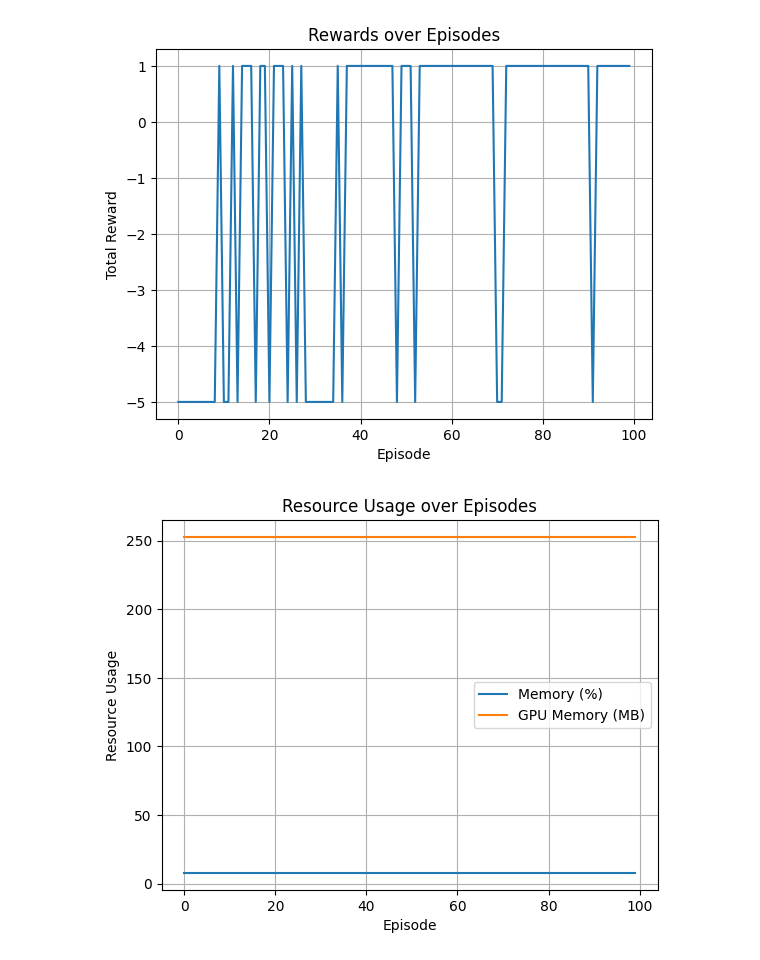
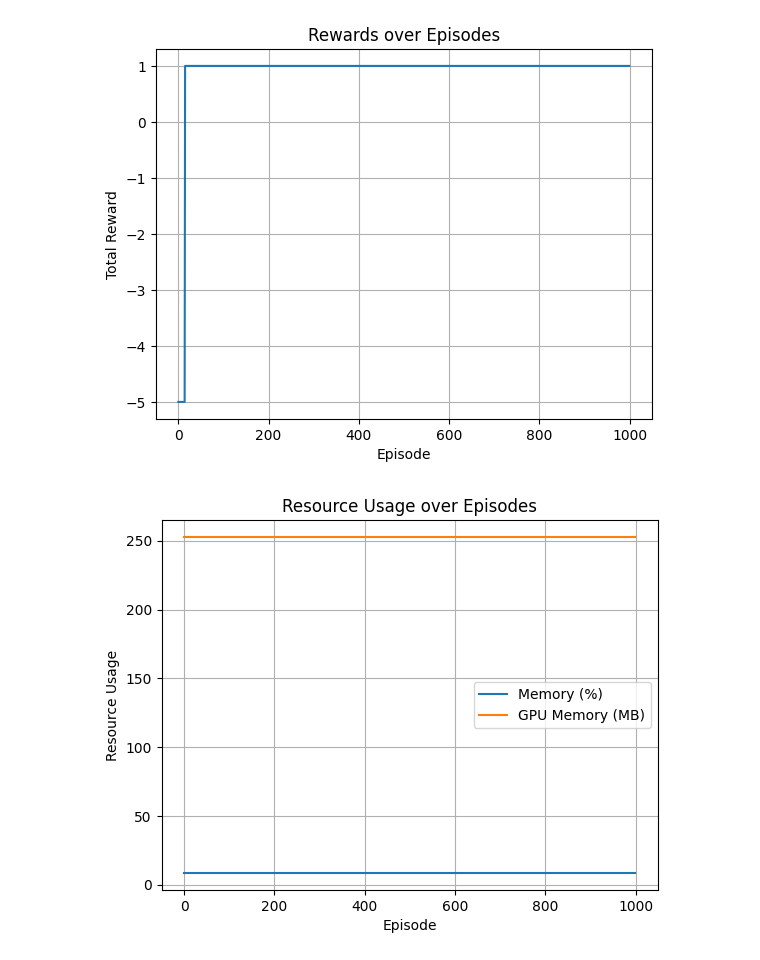
Before and after one commit to ardiantobow/myphd, a Jupyter notebook: rl/qcbrl/qcbrl_sarsa.ipynb, the cells around one changed output. Saved outputs shown, nothing was run; the diff lists cells and outputs as text; code cells hidden in the pictures.

Commit message:
QCBRL Success

```diff
--- a/rl/qcbrl/qcbrl_sarsa.ipynb
+++ b/rl/qcbrl/qcbrl_sarsa.ipynb
@@ -83,7 +83,7 @@ class Case:
 
 
     @staticmethod
-    def retrieve(state, case_base, threshold=0.5):
+    def retrieve(state, case_base, threshold=0.2):
         similarities = {}
         for case in case_base:
             similarities[case] = Case.sim_q(state, case.problem)  # Compare state with the problem part of the case
@@ -98,30 +98,31 @@ class Case:
         return most_similar_case
 
     @staticmethod
-    def reuse(c, case_base, temporary_case_base):
+    def reuse(c, temporary_case_base):
+        temporary_case_base.append(c)
         # Store the new case from the problem solver
-        if c not in temporary_case_base:
-            temporary_case_base.append(c)
+        # if c not in temporary_case_base:
+            # temporary_case_base.append(c)
 
         # Check if there are similar cases in case_base
-        similar_cases = [case for case in case_base if np.array_equal(case.problem, c.problem)]
-        for similar_case in similar_cases:
-            temporary_case_base.append(similar_case)
+        # similar_cases = [case for case in case_base if np.array_equal(case.problem, c.problem)]
+        # for similar_case in similar_cases:
+            # temporary_case_base.append(similar_case)
             # if similar_case not in temporary_case_base:
             #     temporary_case_base.append(similar_case)
 
     @staticmethod
-    def revise(case_base, temporary_case_base, episode_ended_successfully):
+    def revise(case_base, temporary_case_base, successful_episodes):
         for case in temporary_case_base:
-            if episode_ended_successfully and case in case_base:
+            if successful_episodes and case in case_base:
                 case.trust_value += 0.1  # Increment trust value if the episode ended successfully and the case is in the case base
-            elif not episode_ended_successfully and case in case_base:
+            elif not successful_episodes and case in case_base:
                 case.trust_value -= 0.1  # Decrement trust value if the episode ended unsuccessfully and the case is in the case base
             case.trust_value = max(0, min(case.trust_value,1))  # Ensure trust value is within[0,1]
 
     @staticmethod
-    def retain(case_base, temporary_case_base, episode_ended_successfully, threshold=0.2):
-        if episode_ended_successfully:
+    def retain(case_base, temporary_case_base, successful_episodes, threshold=0):
+        if successful_episodes:
             # Iterate through the temporary case base to find the last occurrence of each unique state
             for case in reversed(temporary_case_base):
                 state = tuple(np.atleast_1d(case.problem))
@@ -159,19 +160,20 @@ class QCBRL:
 
     def run(self, episodes=100, max_steps=100, alpha=0.1, gamma=0.9, epsilon=0.1, render=False):
         rewards = []
-        episode_rewards = []
+        # episode_rewards = []
         memory_usage = []
         gpu_memory_usage = []
-        successful_episodes = 0
+        successful_episodes = False
+        num_successful_episodes = 0
 
         pynvml.nvmlInit()
         handle = pynvml.nvmlDeviceGetHandleByIndex(0)
 
         for episode in range(episodes):
             state = self.env.reset()
-            total_reward = 0
+            episode_reward = 0
             self.temporary_case_base = []
-            episode_ended_successfully = False
+
 
             for _ in range(max_steps):
                 if render:
@@ -179,24 +181,30 @@ class QCBRL:
                 action = self.take_action(state, epsilon)
                 next_state, reward, done, _ = self.env.step(action)
 
+                # print(f"State: {state} - Action: {action} - Reward: {reward} - Done: {done}")
+
                 c = Case(state, action)
-                Case.reuse(c, self.case_base, self.temporary_case_base)
+                Case.reuse(c, self.temporary_case_base)
 
                 next_action = self.take_action(next_state, epsilon)
                 self.problem_solver.update_Q(state, action, reward, next_state, next_action, alpha, gamma)
 
                 state = next_state
-                total_reward += reward
+                episode_reward += reward
+
                 if done:
-                    if reward > 0:  # If the agent reached the goal state
-                        successful_episodes += 1
+                    successful_episodes = reward > 0
                     break
 
-            rewards.append(total_reward)
-            print(f"Episode {episode + 1}, Total Reward: {total_reward}")
 
-            Case.revise(self.case_base, self.temporary_case_base, episode_ended_successfully)
-            self.case_base = Case.retain(self.case_base, self.temporary_case_base, episode_ended_successfully)
+            if episode_reward > 0:  # If the agent reached the goal state
+                num_successful_episodes += 1
+
+            rewards.append(episode_reward)
+            print(f"Episode {episode + 1}, Total Reward: {episode_reward}")
+
+            Case.revise(self.case_base, self.temporary_case_base, successful_episodes)
+            self.case_base = Case.retain(self.case_base, self.temporary_case_base, successful_episodes)
 
             memory_usage.append(psutil.virtual_memory().percent)
             gpu_memory_usage.append(pynvml.nvmlDeviceGetMemoryInfo(handle).used / 1024**2)
@@ -205,8 +213,8 @@ class QCBRL:
         self.save_case_base_temporary()  # Save temporary case base after training
         self.save_case_base()  # Save case base after training
 
-        success_rate = (successful_episodes / episodes) * 100
-        # print(f"Success rate: {success_rate}%")
+        success_rate = (num_successful_episodes / episodes) * 100
+        print(f"Successful episodes: {num_successful_episodes}%")
 
         # env.close()
         return rewards, success_rate, memory_usage, gpu_memory_usage
@@ -216,10 +224,10 @@ class QCBRL:
         similar_solution = Case.retrieve(state, self.case_base)
         if similar_solution is not None:
             action = similar_solution.solution
-            # print("action from case base")
+            print("action from case base")
         else:
             action = self.problem_solver.choose_action(state, epsilon)
-            # print("action from problem solver")
+            print("action from problem solver")
 
         return action
 
@@ -234,7 +242,9 @@ class QCBRL:
 
     def save_case_base(self):
         filename = "case_base.json"
-        case_base_data = [{"problem": case.problem.tolist(), "solution": case.solution, "trust_value": case.trust_value} for case in self.case_base]
+        case_base_data = [{"problem": case.problem.tolist() if isinstance(case.problem, np.ndarray) else int(case.problem),
+                        "solution": int(case.solution),
+                        "trust_value": int(case.trust_value)} for case in self.case_base]
         with open(filename, 'w') as file:
             json.dump(case_base_data, file)
 
@@ -279,7 +289,7 @@ if __name__ == "__main__":
     num_actions = env.action_space.n
 
     agent = QCBRL(num_actions, env)
-    rewards, success_rate, memory_usage, gpu_memory_usage = agent.run(episodes=100, max_steps=100, alpha=0.1, gamma=0.9, epsilon=0.1)
+    rewards, success_rate, memory_usage, gpu_memory_usage = agent.run(episodes=1000, max_steps=1000, alpha=0.1, gamma=0.9, epsilon=0.1)
 
     agent.display_success_rate(success_rate)
     agent.plot_rewards(rewards)
@@ -305,2 +315,2 @@ Success rate: 71.0%
-[figure, old version]
+[figure, new version]
-[figure, old version]
+[figure, new version]
```
Also changed, not shown: parts of 1 cell of this notebook, 2 other files.
